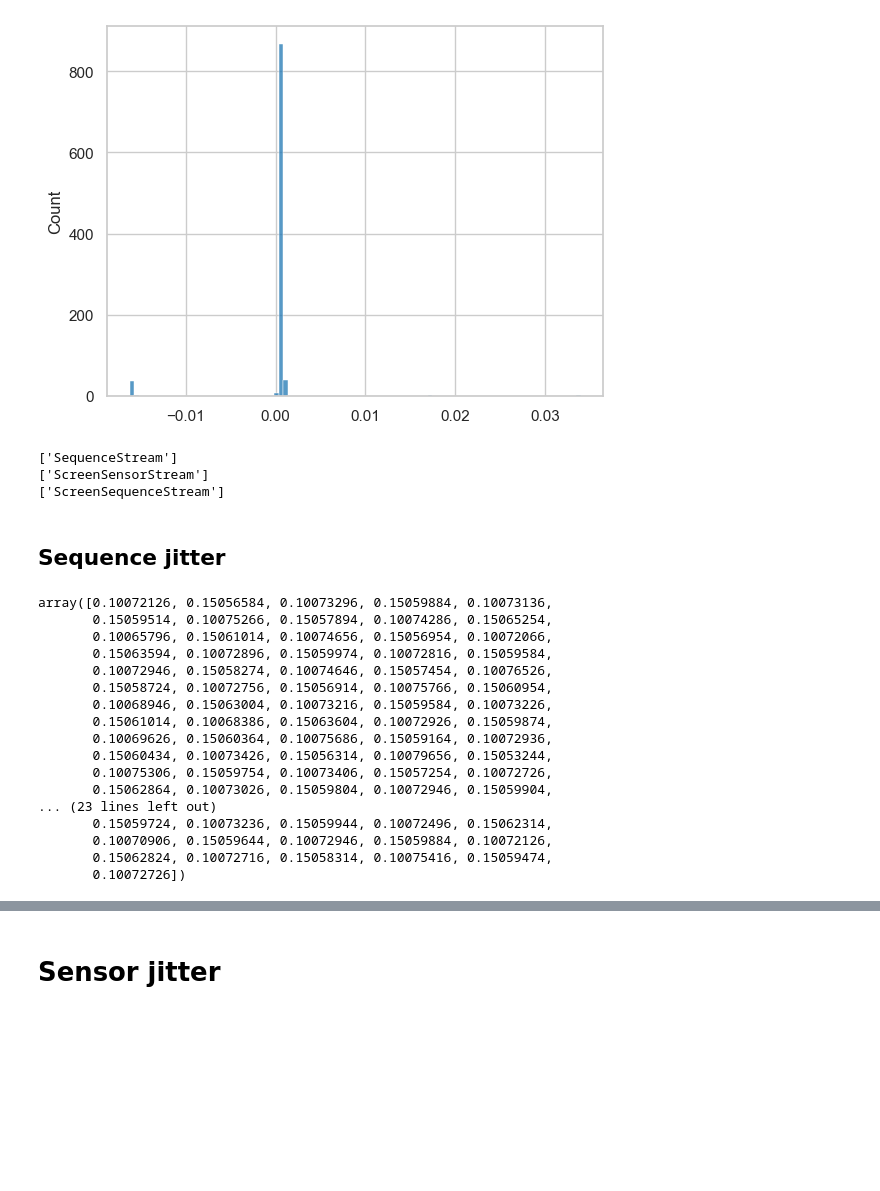
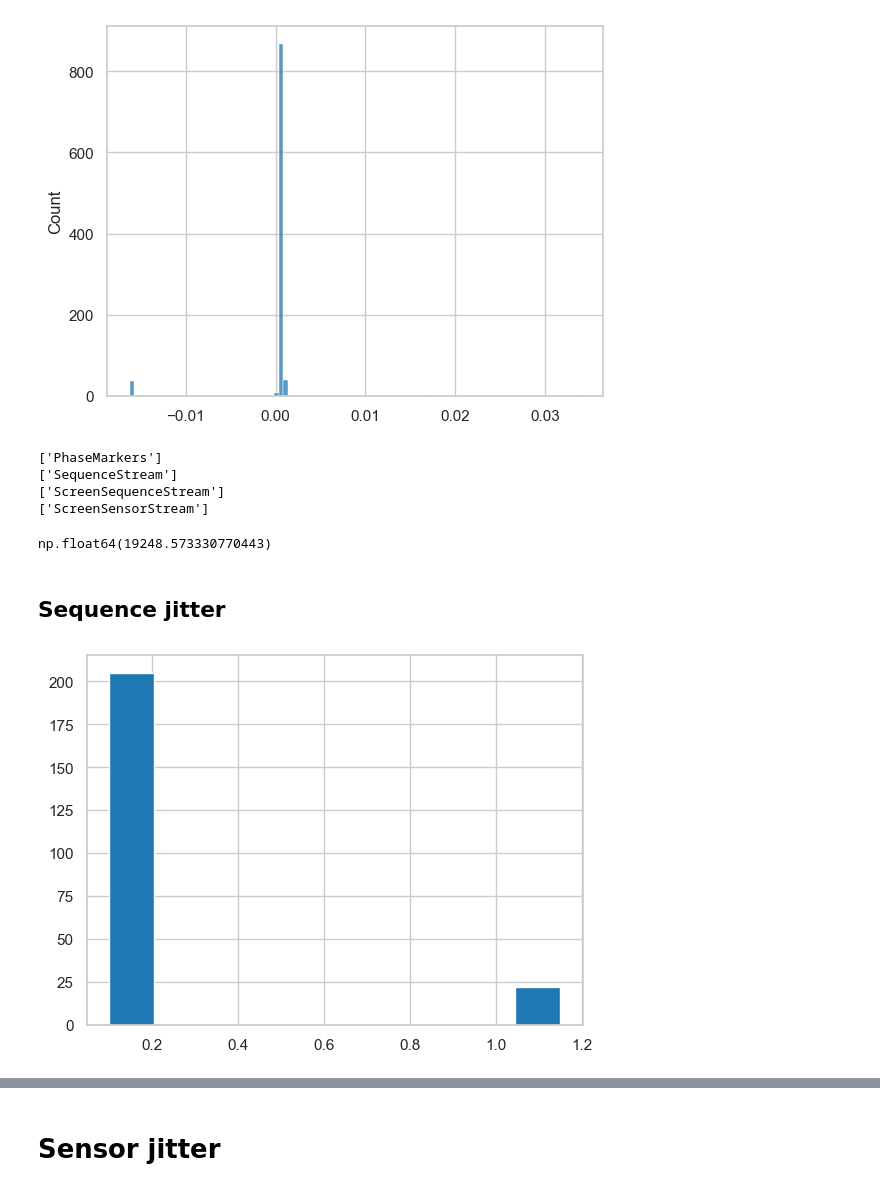
Before and after one commit to amar-enkhbat/codebook_generator, a Jupyter notebook: vsync_sensor_test/vsync_sensor.ipynb, the cells around one changed output, grey strips where cells are left out. Drawn from its saved outputs; the diff is of its cells as text; code cells hidden in the pictures; blank space fills up the shorter version.

```diff
--- a/vsync_sensor_test/vsync_sensor.ipynb
+++ b/vsync_sensor_test/vsync_sensor.ipynb
@@ -71,19 +73,34 @@ import pyxdf
 # %%
 fpath = 'results\sub-P001\ses-S001\eeg\sub-P001_ses-S001_task-test_run-001_eeg.xdf'
 fpath = 'results\sub-P001\ses-S001\eeg\sub-P001_ses-S001_task-test_run-002_eeg.xdf'
-fpath = './results/sub-P001/ses-S001/eeg/sub-P001_ses-S001_task-test-120_run-002_eeg.xdf'
+fpath = './results/sub-P001/ses-S001/eeg/sub-P001_ses-S001_task-test-120_run-003_eeg.xdf'
+fpath = "D:\Documents\CurrentStudy\sub-P001\ses-S001\eeg\sub-P001_ses-S001_task-Default_run-001_eeg.xdf"
+fpath = 'results\sub-P001\ses-S001\eeg\sub-P001_ses-S001_task-test-120_run-001_eeg.xdf'
+fpath = 'results\sub-P001\ses-S001\eeg\sub-P001_ses-S001_task-test-120_run-004_eeg.xdf'
+fpath = 'results\sub-P001\ses-S001\eeg\sub-P001_ses-S001_task-test-120_run-007_eeg.xdf'
+fpath = 'results\sub-P001\ses-S001\eeg\sub-P001_ses-S001_task-test-120-nogc_run-001_eeg.xdf'
+fpath = 'results\sub-P001\ses-S001\eeg\sub-P001_ses-S001_task-test-120_run-008_eeg.xdf'
+
+fpath = "D:\Documents\CurrentStudy\sub-P001\ses-S001\eeg\sub-P001_ses-S001_task-Default_run-001_eeg.xdf"
 streams, header = pyxdf.load_xdf(fpath)
 
 for stream in streams:
     print(stream['info']['name'])
 # %% [output]
+['PhaseMarkers']
 ['SequenceStream']
+['ScreenSequenceStream']
 ['ScreenSensorStream']
-['ScreenSequenceStream']
 # %%
 # Get sequence stream by name
 sequence_stream = [s for s in streams if s['info']['name'][0] == 'SequenceStream'][0]
 screen_sequence_stream = [s for s in streams if s['info']['name'][0] == 'ScreenSequenceStream'][0]
 sensor_stream = [s for s in streams if s['info']['name'][0] == 'ScreenSensorStream'][0]
+phase_stream = [s for s in streams if s['info']['name'][0] == 'PhaseMarkers'][0]
+# %%
+exp_start_time = phase_stream['time_stamps'][2]
+exp_start_time
+# %% [output]
+np.float64(19248.573330770443)
 # %% [markdown]
 ## Sequence jitter
@@ -93,20 +107,14 @@ timestamps_diff = np.diff(timestamps)
-# %%
-timestamps_diff
-# %% [output]
-array([0.10072126, 0.15056584, 0.10073296, 0.15059884, 0.10073136,
-       0.15059514, 0.10075266, 0.15057894, 0.10074286, 0.15065254,
-       0.10065796, 0.15061014, 0.10074656, 0.15056954, 0.10072066,
-       0.15063594, 0.10072896, 0.15059974, 0.10072816, 0.15059584,
-       0.10072946, 0.15058274, 0.10074646, 0.15057454, 0.10076526,
-       0.15058724, 0.10072756, 0.15056914, 0.10075766, 0.15060954,
-       0.10068946, 0.15063004, 0.10073216, 0.15059584, 0.10073226,
-       0.15061014, 0.10068386, 0.15063604, 0.10072926, 0.15059874,
-       0.10069626, 0.15060364, 0.10075686, 0.15059164, 0.10072936,
-       0.15060434, 0.10073426, 0.15056314, 0.10079656, 0.15053244,
-       0.10075306, 0.15059754, 0.10073406, 0.15057254, 0.10072726,
-       0.15062864, 0.10073026, 0.15059804, 0.10072946, 0.15059904,
-... (23 lines left out)
-       0.15059724, 0.10073236, 0.15059944, 0.10072496, 0.15062314,
-       0.10070906, 0.15059644, 0.10072946, 0.15059884, 0.10072126,
-       0.15062824, 0.10072716, 0.15058314, 0.10075416, 0.15059474,
-       0.10072726])
+# %%
+%matplotlib inline
+timestamps = sequence_stream['time_stamps']
+timeseries = sequence_stream['time_series']
+
+timestamps = timestamps[timestamps >= exp_start_time]
+timestamps_diff = np.diff(timestamps)
+plt.hist(timestamps_diff)
+plt.show()
+# Ignore wait times
+timestamps_diff = timestamps_diff[timestamps_diff < 0.5]
+timestamps_diff_ms = timestamps_diff * 1000
+# %% [output]
+[figure, added]
```
Also changed, not shown: parts of 20 cells of this notebook, 35 other files.
